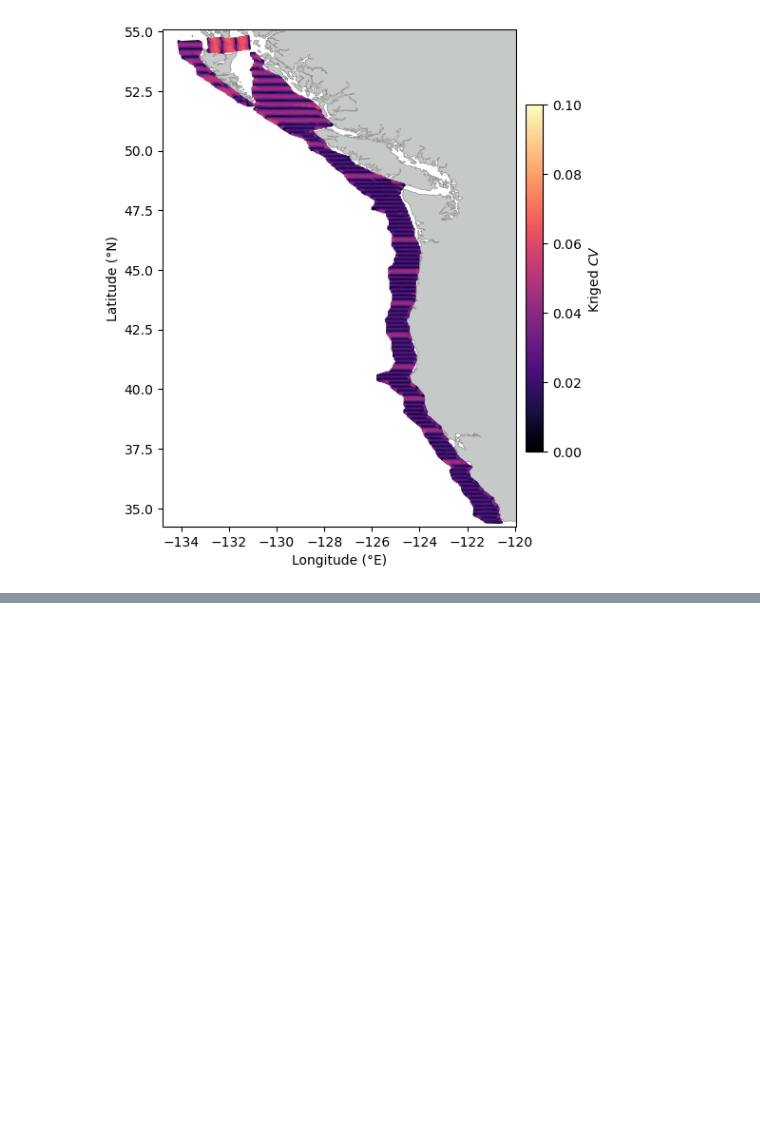
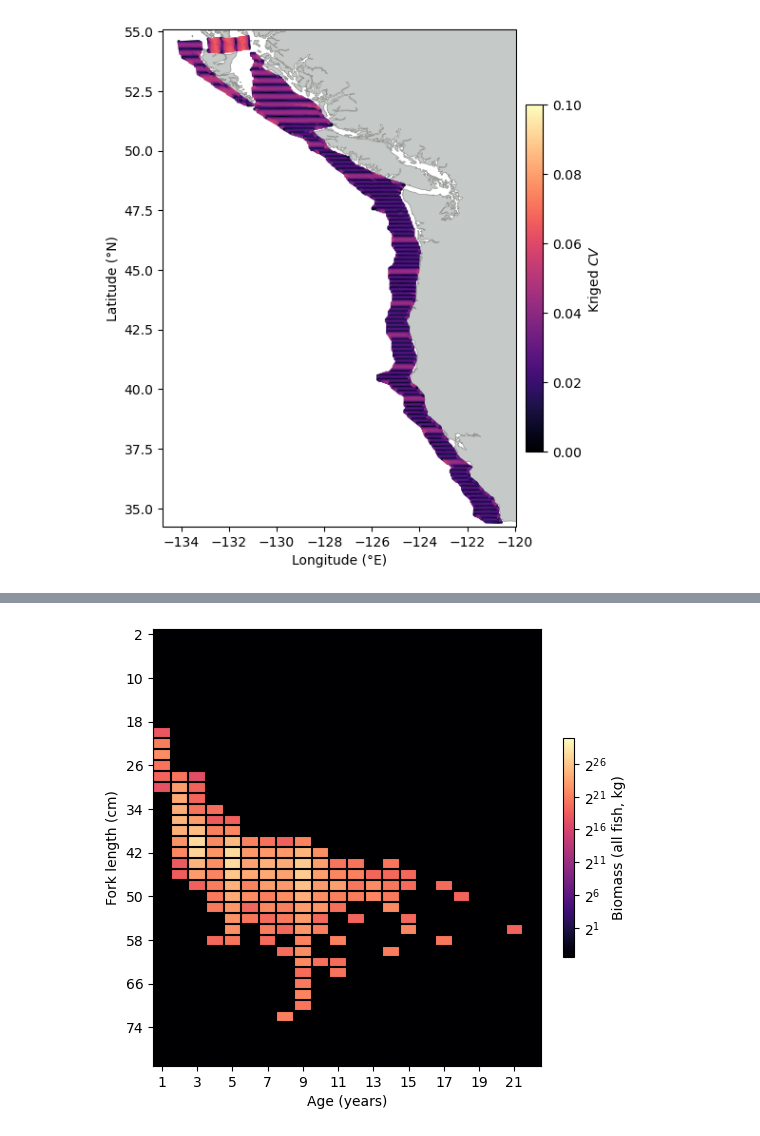
Before and after one commit to OSOceanAcoustics/echopop, a Jupyter notebook: echopop/test_nb.ipynb, the cells around one changed output, grey strips where cells are left out. Cells and saved outputs as stored; diff of their text form; code cells hidden in the pictures; blank space fills up the shorter version.

```diff
--- a/echopop/test_nb.ipynb
+++ b/echopop/test_nb.ipynb
@@ -57,0 +58,4 @@ survey.plot(kind="age_length_distribution", variable="abundance", log_base=10)
+# %%
+survey.plot(kind="age_length_distribution", variable="biomass", colormap="magma", data_range=(0, 10e8), log_base=2)
+# %% [output]
+[figure, added]
```
Also changed, not shown: parts of 1 cell of this notebook, 3 other files.
